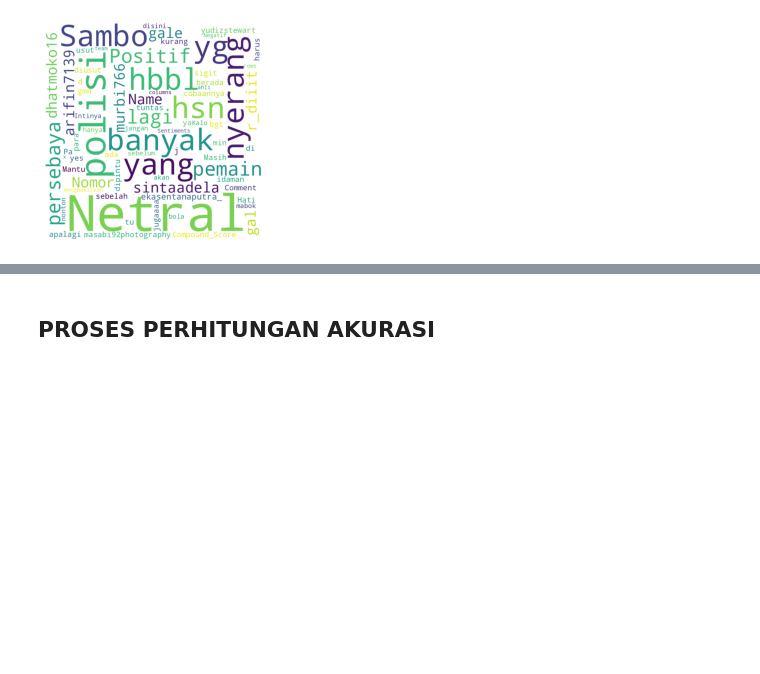
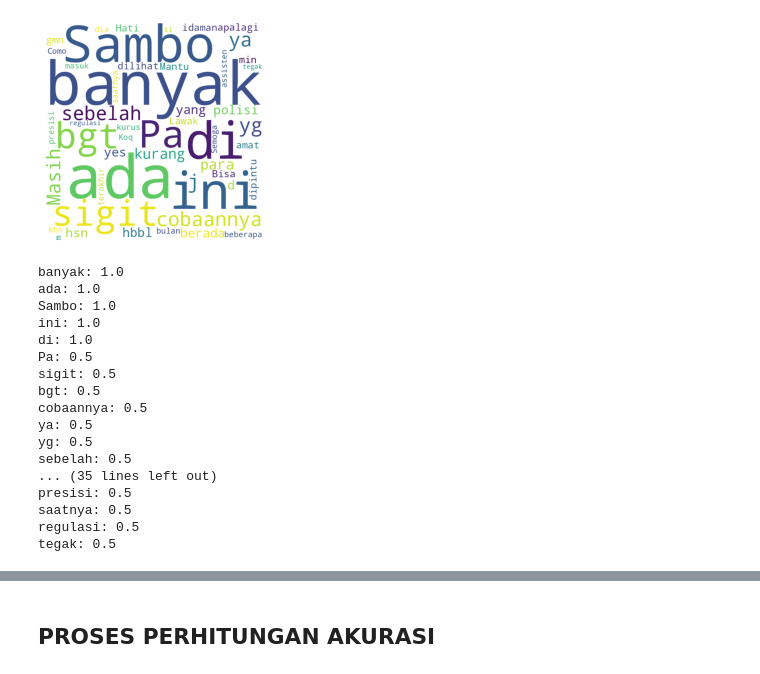
Before and after one commit to codeme-hue/sentiment-analyst-kanjuruhan, a Jupyter notebook: visualisasi_sentimen_kanjuruhan.ipynb, the cells around one changed output, grey strips where cells are left out. Cells and saved outputs as stored; diff of their text form; code cells hidden in the pictures; blank space fills up the shorter version.

```diff
--- a/visualisasi_sentimen_kanjuruhan.ipynb
+++ b/visualisasi_sentimen_kanjuruhan.ipynb
@@ -48,16 +51,40 @@ import numpy as np
 import matplotlib.pyplot as plt
 from wordcloud import WordCloud, STOPWORDS
 # %%
-#wordcloud keseluruhan data
-wordcloud = WordCloud(width=800, height=800, background_color='white', max_words=1000,
-                      min_font_size=20).generate(str(df))
+#wordcloud keseluruhan Comment
+wordcloud = WordCloud(width=800, height=800, background_color='white',
+                      min_font_size=20).generate(str(df['Comment']))
 #plot wordcloud
 fig = plt.Figure(figsize=(8,8), facecolor=None)
 plt.imshow(wordcloud)
 plt.axis('off')
 plt.show()
+
+ # Get the positions of the words in the WordCloud image
+word_positions = wordcloud.layout_
+words = [t[0] for t in word_positions]
+
+for word in words:
+  print(f'{word[0]}: {word[1]}')
 # %% [output]
-[figure, old version]
+[figure, new version]
+banyak: 1.0
+ada: 1.0
+Sambo: 1.0
+ini: 1.0
+di: 1.0
+Pa: 0.5
+sigit: 0.5
+bgt: 0.5
+cobaannya: 0.5
+ya: 0.5
+yg: 0.5
+sebelah: 0.5
+... (35 lines left out)
+presisi: 0.5
+saatnya: 0.5
+regulasi: 0.5
+tegak: 0.5
 # %%
 #wordcloud sentimen positif
 def generate_wordcloud(all_words):
```
Also changed, not shown: parts of 6 cells of this notebook.
